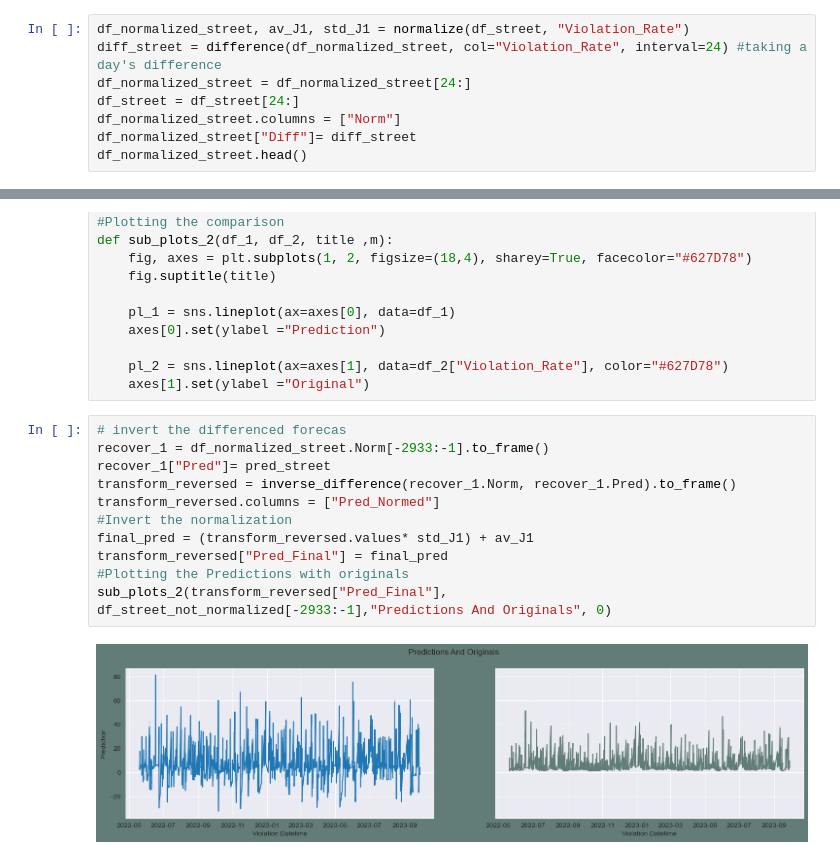
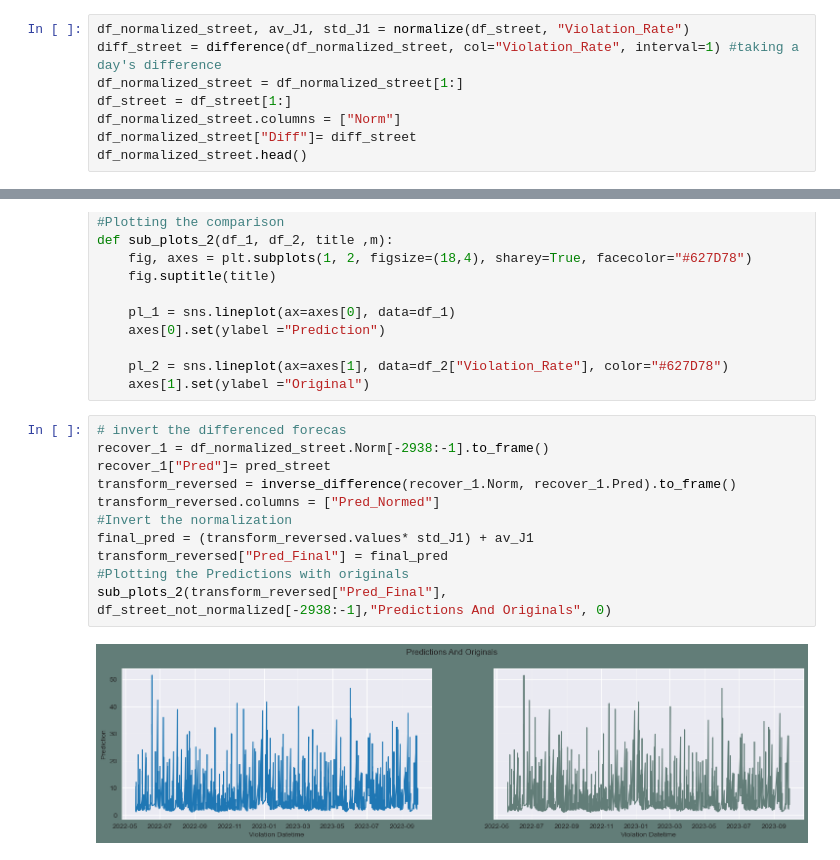
Before and after one commit to yasinsametkaraca/parking-violation-predictions, a Jupyter notebook: parking_violation_predict_for_one_street.ipynb, the cells around one changed output, grey strips where cells are left out. Drawn from its saved outputs; the diff is of its cells as text.

```diff
--- a/parking_violation_predict_for_one_street.ipynb
+++ b/parking_violation_predict_for_one_street.ipynb
@@ -585,9 +585,9 @@ def difference(df, col, interval):
     return diff
 # %%
 df_normalized_street, av_J1, std_J1 = normalize(df_street, "Violation_Rate")
-diff_street = difference(df_normalized_street, col="Violation_Rate", interval=24) #taking a day's difference
-df_normalized_street = df_normalized_street[24:]
-df_street = df_street[24:]
+diff_street = difference(df_normalized_street, col="Violation_Rate", interval=1) #taking a day's difference
+df_normalized_street = df_normalized_street[1:]
+df_street = df_street[1:]
 df_normalized_street.columns = ["Norm"]
 df_normalized_street["Diff"]= diff_street
 df_normalized_street.head()
@@ -849,15 +849,15 @@ def sub_plots_2(df_1, df_2, title ,m):
     axes[1].set(ylabel ="Original")
 # %%
 # invert the differenced forecas
-recover_1 = df_normalized_street.Norm[-2933:-1].to_frame()
+recover_1 = df_normalized_street.Norm[-2938:-1].to_frame()
 recover_1["Pred"]= pred_street
 transform_reversed = inverse_difference(recover_1.Norm, recover_1.Pred).to_frame()
 transform_reversed.columns = ["Pred_Normed"]
 #Invert the normalization
 final_pred = (transform_reversed.values* std_J1) + av_J1
 transform_reversed["Pred_Final"] = final_pred
 #Plotting the Predictions with originals
-sub_plots_2(transform_reversed["Pred_Final"], df_street_not_normalized[-2933:-1],"Predictions And Originals", 0)
+sub_plots_2(transform_reversed["Pred_Final"], df_street_not_normalized[-2938:-1],"Predictions And Originals", 0)
 # %% [output]
-[figure, old version]
+[figure, new version]
 # %%
```
Also changed, not shown: parts of 15 cells of this notebook.
